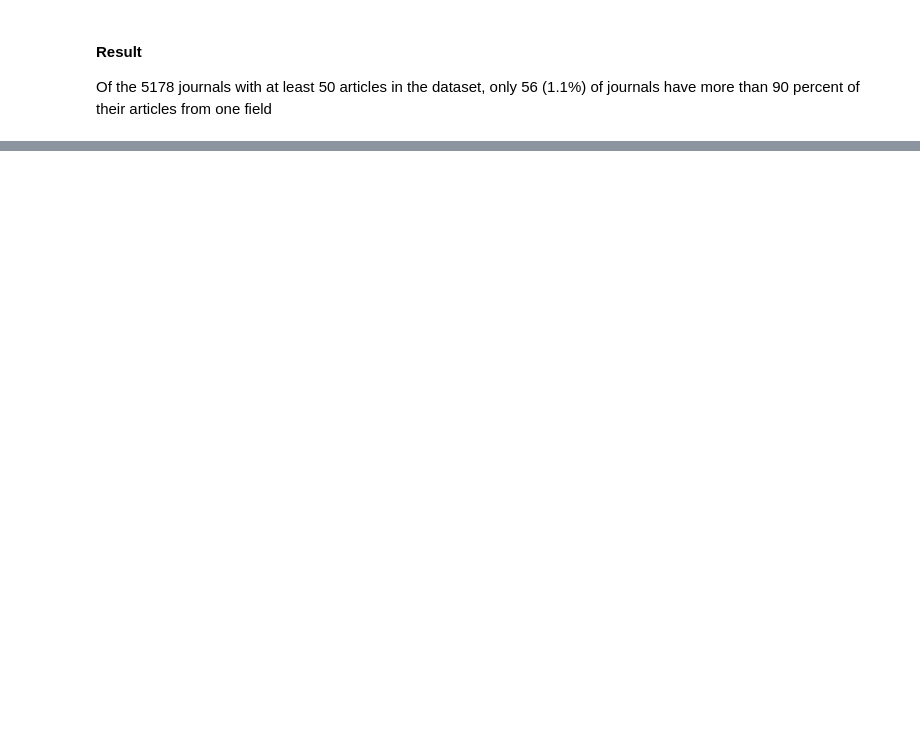
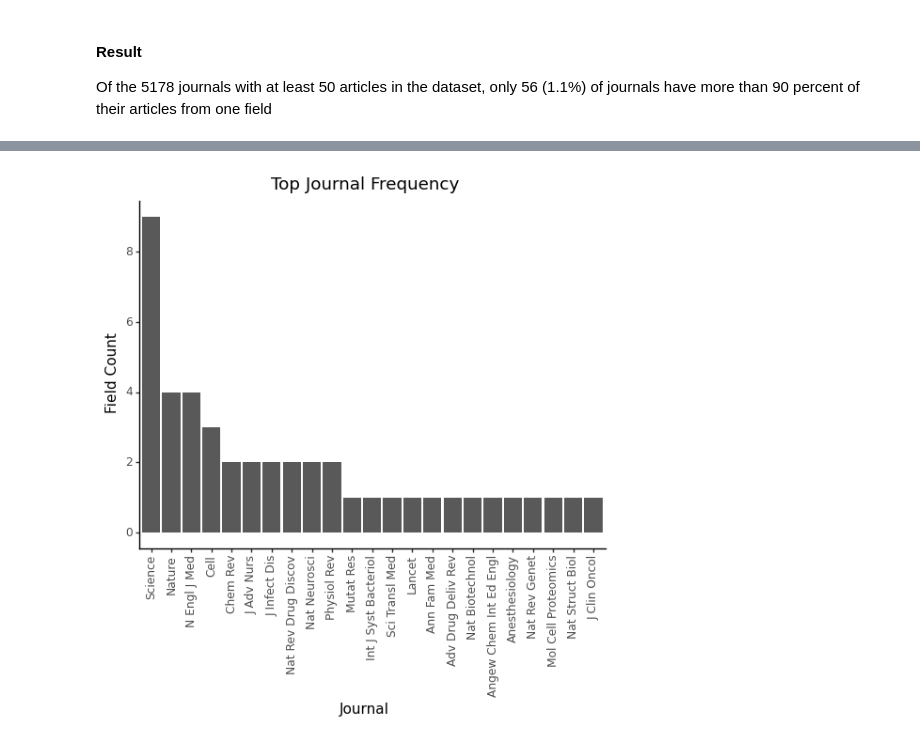
Before and after one commit to ben-heil/indices, a Jupyter notebook: notebooks/figures.ipynb, the cells around one changed output, grey strips where cells are left out. Drawn from its saved outputs; the diff is of its cells as text; code cells hidden in the pictures; blank space fills up the shorter version.

Commit message:
Small figures test
Former-commit-id: 42aa059fbaadeb149df03ccf44bbd97609570880

```diff
--- a/notebooks/figures.ipynb
+++ b/notebooks/figures.ipynb
@@ -450,0 +726,34 @@ print(plot)
+# %%
+top_journal_info = {'top_journal': [], 'field': []}
+headings_seen = set()
+
+for file in output_files:
+    heading = os.path.basename(file).split('-')[0]
+    if heading in headings_seen:
+        continue
+    else:
+        headings_seen.add(heading)
+
+    with open(file, 'rb') as in_file:
+        heading_dict = pkl.load(in_file)
+    pagerank_df = pd.DataFrame.from_dict(heading_dict, orient='index', columns=['pagerank'])
+    pagerank_df = pagerank_df.reset_index()
+    pagerank_df = pagerank_df.rename({'index': 'doi'}, axis='columns')
+
+    metadata_path = f'../data/pubmed/efetch/{heading}.xml.xz'
+    metadata = parse_metadata(metadata_path)
+
+    doi_to_journal = dict(zip(metadata['doi'], metadata['journal']))
+
+    pagerank_df['journal'] = pagerank_df['doi'].map(doi_to_journal)
+
+    journal_series = pagerank_df.groupby('journal').count() > 50
+    common_journals = set(journal_series[journal_series['doi']].index)
+
+    common_journal_df = pagerank_df[pagerank_df['journal'].isin(common_journals)]
+    top_journals = common_journal_df.groupby('journal').median().sort_values(by='pagerank', ascending=False)
+
+    top_journal = top_journals.index[0]
+
+    top_journal_info['top_journal'].append(top_journal)
+    top_journal_info['field'].append(heading)
@@ -450,0 +785,13 @@ print(plot)
+# %%
+plot = ggplot(top_journal_df, aes(x='cat'))
+plot += geom_bar(stat='count')
+plot += theme_classic()
+plot += theme(axis_text_x=element_text(rotation=90, hjust=.5))
+plot += ylab('Field Count')
+plot += xlab('Journal')
+plot += scale_y_continuous(breaks=list(range(0,10, 2)))
+plot += ggtitle('Top Journal Frequency')
+
+ggsave(plot, '../figures/journal_hist.svg')
+# %% [output]
+[figure, added]
```
Also changed, not shown: parts of 43 cells of this notebook.
